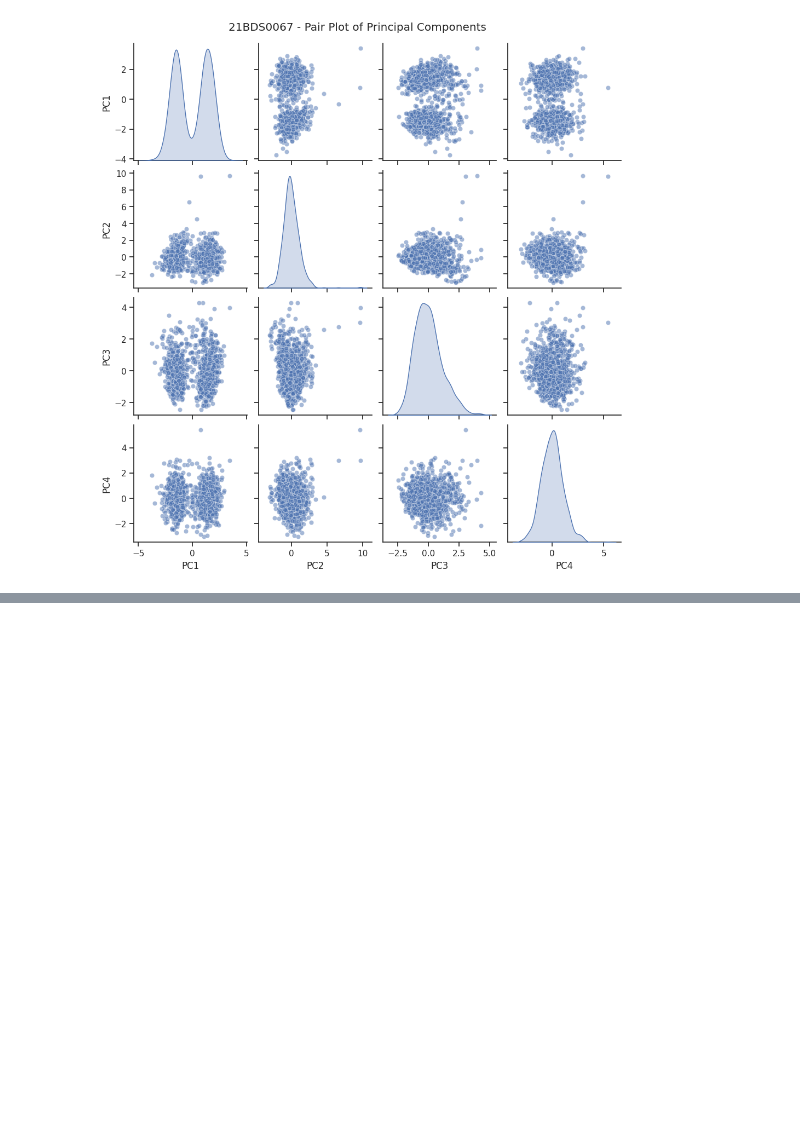
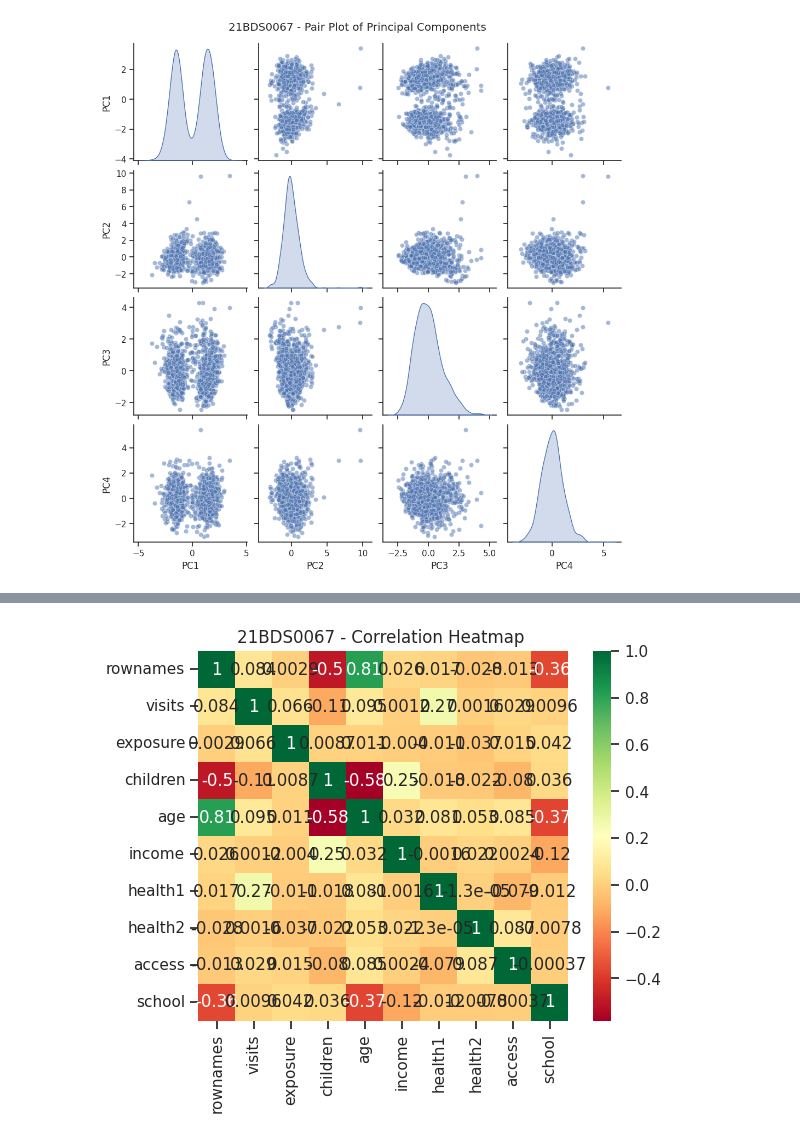
Before and after one commit to JananeeShri27/EDA-THEORY, a Jupyter notebook: Untitled0.ipynb, the cells around one changed output, grey strips where cells are left out. Cells and saved outputs as stored; diff of their text form; code cells hidden in the pictures; blank space fills up the shorter version.

```diff
--- a/Untitled0.ipynb
+++ b/Untitled0.ipynb
@@ -866,3 +866,14 @@ plt.suptitle('21BDS0067 - Pair Plot of Principal Components', y=1.02)
 plt.show()
 # %% [output]
 [figure]
+# %%
+# Importing the necessary libraries
+from sklearn.model_selection import train_test_split
+from sklearn.linear_model import LinearRegression
+from sklearn.metrics import r2_score, mean_squared_error, mean_absolute_error
+# Inspect the data
+print("Columns in dataset:", df.columns)
+print(df.head())
+print("Missing values:\n", df.isna().sum())
+# Selecting only numeric columns for correlation
+numeric_df = df.select_dtypes(include=[np.number])
@@ -868,0 +898,7 @@ plt.show()
+# %%
+# Plotting correlation heatmap
+sns.heatmap(numeric_df.corr(), square=True, cmap='RdYlGn', annot=True)
+plt.title("21BDS0067 - Correlation Heatmap ")
+plt.show()
+# %% [output]
+[figure, added]
```
Also changed, not shown: parts of 4 cells of this notebook.
